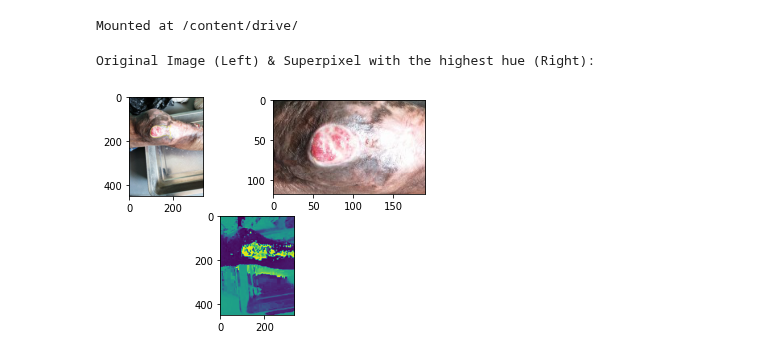
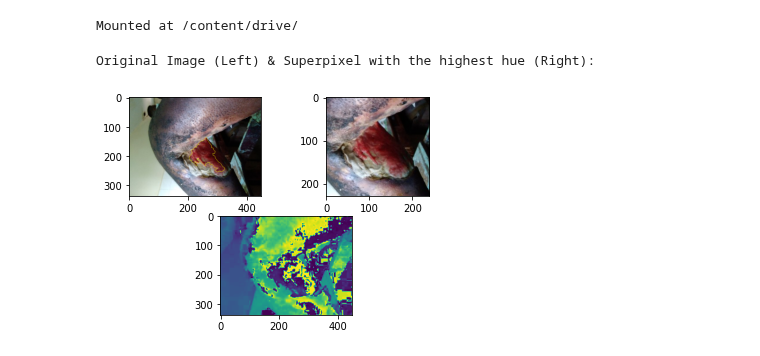
Before and after one commit to reaganest/skin-disease-diagnosis, a Jupyter notebook: Capstone I/Code/Hue.ipynb, the cells around one changed output. Saved outputs shown, nothing was run; the diff lists cells and outputs as text; code cells hidden in the pictures.

Commit message:
euclidean hue

```diff
--- a/Capstone I/Code/Hue.ipynb
+++ b/Capstone I/Code/Hue.ipynb
@@ -30,7 +30,7 @@ from skimage.color import rgb2lab
 import math
 from skimage.color import rgb2hsv
 # %%
-images = 'CD00000016_20200622082417_0002_20200810090710_20200810_090712.jpg'
+images = 'CD00000554_20210708153943_0002_20210708154425_20210708_160101.jpg'
 
 #folder = images[0:10]
 
@@ -38,59 +38,61 @@ image_path = '/content/drive/MyDrive/Skin_Disease/BU23/' + images + ''
 
 sk_image = io.imread(image_path)
 
-segment_slic = slic(sk_image, n_segments=60, compactness=20, sigma=1, start_label=0)
+segment_slic = slic(sk_image, n_segments=30, compactness=20, sigma=1, start_label=0)
 
 
 hsv_img = rgb2hsv(sk_image)
 hue_img = hsv_img[:, :, 0]
-
+base_distance = 361
 lists = []
 for index in np.unique(segment_slic):
   hue_mask = (segment_slic == index)
   sk_mask = sk_image[hue_mask]
-  sk_mask = sk_mask.reshape(-1,1,3)
-  hsv_mask = rgb2hsv(sk_mask)
-  hues = np.average(hsv_mask[:,:,0],axis=0)
-  lists.append(hues)
+  euclidean_distance = math.dist(sk_mask[0], [360,0,0])
+  if euclidean_distance < base_distance:
+    base_distance = euclidean_distance
+    label = index
 
+hue_id = np.where((np.unique(segment_slic))==label)[0][0]
+
+
+hue_mask = (segment_slic == hue_id)
 #find superpixel with the highest hue
-max_hue = np.argmax(lists)
 
-max_hue_segment = segment_slic == max_hue
 
-bbox = np.array([np.min(np.where(max_hue_segment)[0]),
-                 np.max(np.where(max_hue_segment)[0]),
-                 np.min(np.where(max_hue_segment)[1]),
-                 np.max(np.where(max_hue_segment)[1])])
+bbox = np.array([np.min(np.where(hue_mask)[0]),
+                 np.max(np.where(hue_mask)[0]),
+                 np.min(np.where(hue_mask)[1]),
+                 np.max(np.where(hue_mask)[1])])
 
 
 #find middle of bouuding box
 middle = np.array([bbox[2]+(bbox[3]-bbox[2])/2,bbox[0]+(bbox[1]-bbox[0])/2 ])
 
 # Compute the new bounding box with 2x larger width and height
 new_bbox = np.array([middle[0] - (bbox[3] - bbox[2]),
                      middle[0] + (bbox[3] - bbox[2]),
                     middle[1] - (bbox[1] - bbox[0]),
                      middle[1] + (bbox[1] - bbox[0])])
 
 #round bbox so it can crop new image
 final_bbox = np.round(new_bbox).astype(int)
 
 #apply new crop
 cropped = sk_image.copy()[final_bbox[2]:final_bbox[3], final_bbox[0]:final_bbox[1]]
 
 
 print('Original Image (Left) & Superpixel with the highest hue (Right):')
 plt.subplot(2, 1, 2)
 plt.imshow(hue_img)
 plt.subplot(2, 2, 1)
-plt.imshow(mark_boundaries(sk_image,max_hue_segment))
+plt.imshow(mark_boundaries(sk_image,hue_mask))
 
 plt.subplot(2, 2, 2)
 plt.imshow(cropped)
 
 
 plt.show()
 # %% [output]
 Original Image (Left) & Superpixel with the highest hue (Right):
-[figure, old version]
+[figure, new version]
```
